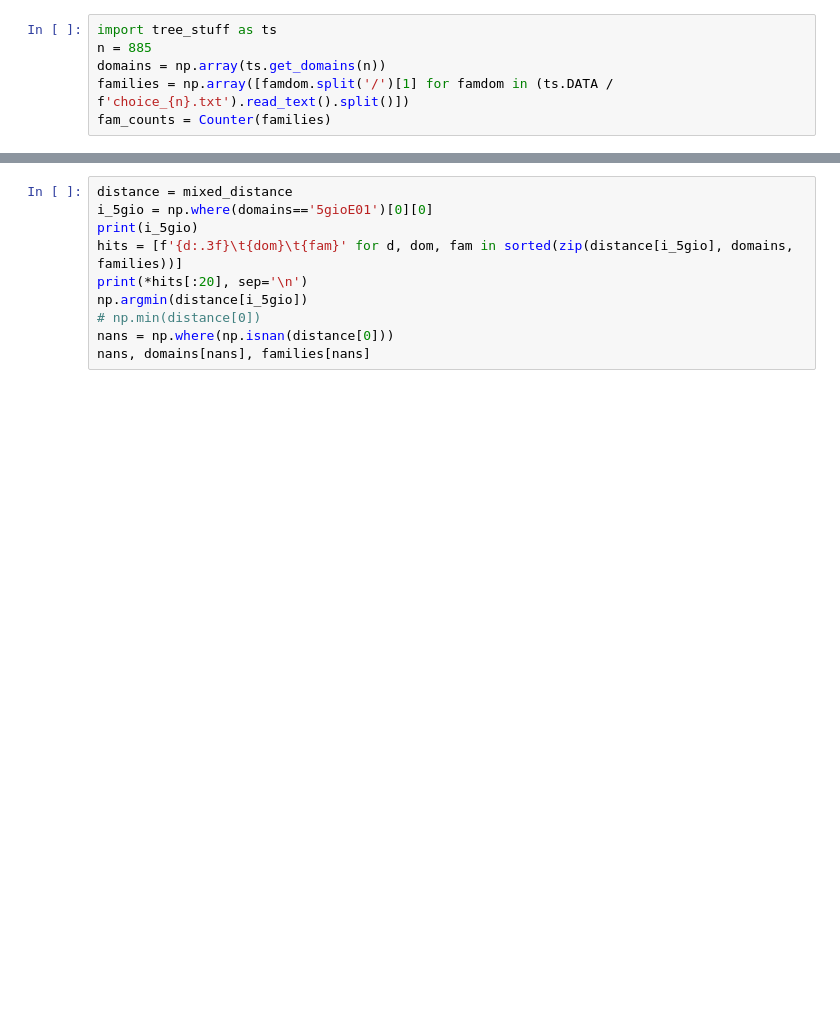
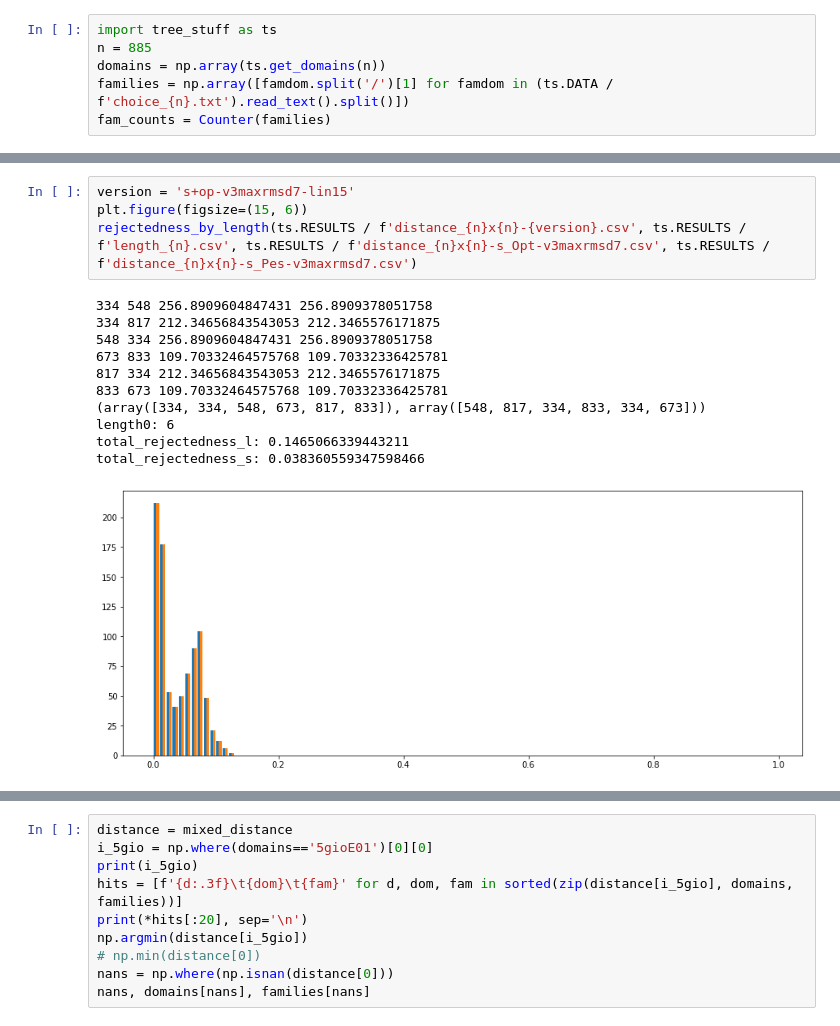
Before and after one commit to sb-ncbr/overprot, a Jupyter notebook: OverProt/working_scripts/trees_stuff.ipynb, the cells around one changed output, grey strips where cells are left out. Cells and saved outputs as stored; diff of their text form; blank space fills up the shorter version.

```diff
--- a/OverProt/working_scripts/trees_stuff.ipynb
+++ b/OverProt/working_scripts/trees_stuff.ipynb
@@ -77,0 +187,16 @@ sop-maxrmsd7*exp20      0.0746  0.0441  0.0271  0.0102
+# %%
+version = 's+op-v3maxrmsd7-lin15'
+plt.figure(figsize=(15, 6))
+rejectedness_by_length(ts.RESULTS / f'distance_{n}x{n}-{version}.csv', ts.RESULTS / f'length_{n}.csv', ts.RESULTS / f'distance_{n}x{n}-s_Opt-v3maxrmsd7.csv', ts.RESULTS / f'distance_{n}x{n}-s_Pes-v3maxrmsd7.csv')
+# %% [output]
+334 548 256.8909604847431 256.8909378051758
+334 817 212.34656843543053 212.3465576171875
+548 334 256.8909604847431 256.8909378051758
+673 833 109.70332464575768 109.70332336425781
+817 334 212.34656843543053 212.3465576171875
+833 673 109.70332464575768 109.70332336425781
+(array([334, 334, 548, 673, 817, 833]), array([548, 817, 334, 833, 334, 673]))
+length0: 6
+total_rejectedness_l: 0.1465066339443211
+total_rejectedness_s: 0.038360559347598466
+[figure, added]
```
Also changed, not shown: parts of 12 cells of this notebook, 7 other files.
